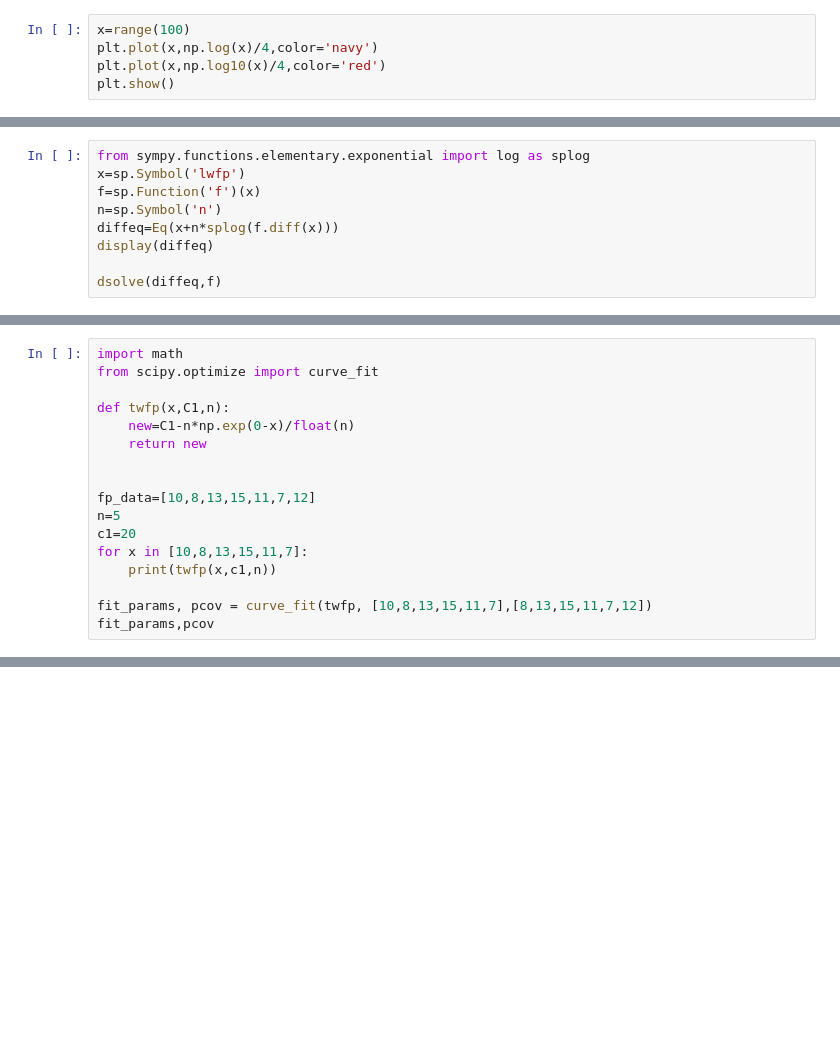
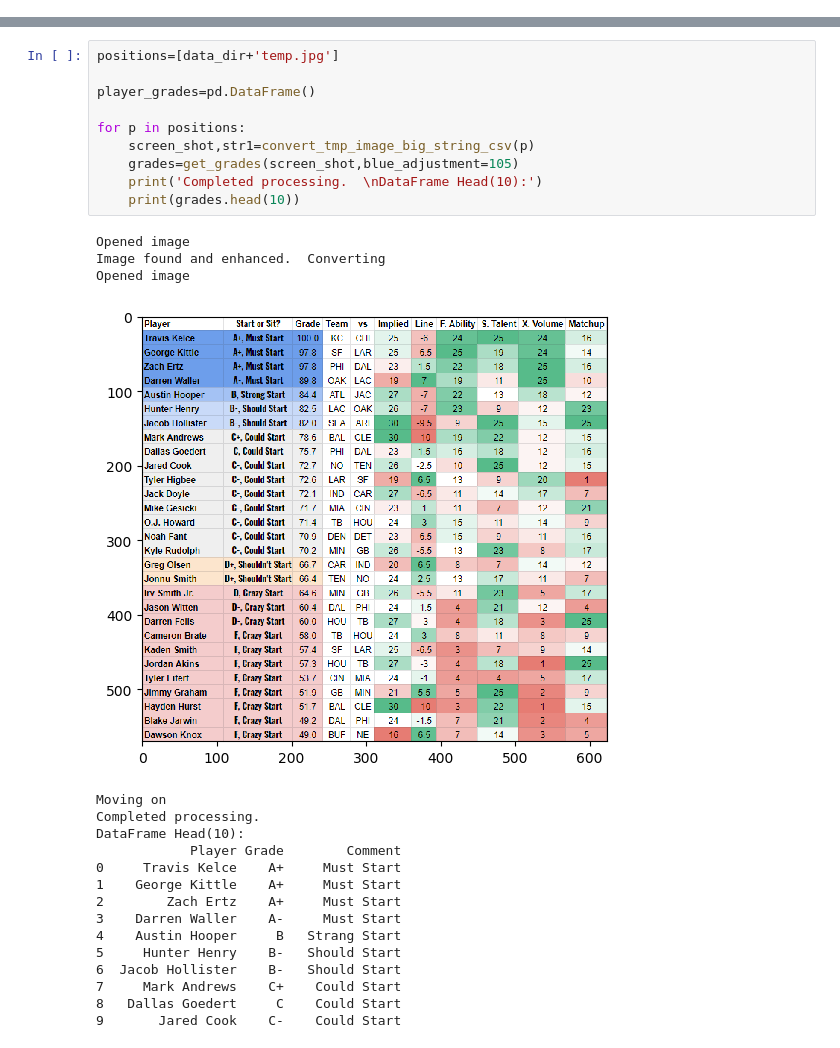
Before and after one commit to Bill-M123/OCR_Example, a Jupyter notebook: example1.ipynb, the cells around one changed output, grey strips where cells are left out. Saved outputs shown, nothing was run; the diff lists cells and outputs as text; blank space fills up the shorter version.

```diff
--- a/example1.ipynb
+++ b/example1.ipynb
@@ -1081,5 +0,0 @@ dsolve(diffeq2,f)
-# %%
-x=range(100)
-plt.plot(x,np.log(x)/4,color='navy')
-plt.plot(x,np.log10(x)/4,color='red')
-plt.show()
@@ -1092,9 +0,0 @@ func is average fp + log10(d func/dt)
-# %%
-from sympy.functions.elementary.exponential import log as splog
-x=sp.Symbol('lwfp')
-f=sp.Function('f')(x)
-n=sp.Symbol('n')
-diffeq=Eq(x+n*splog(f.diff(x)))
-display(diffeq)
-
-dsolve(diffeq,f)
@@ -1108,17 +0,0 @@ np.log(-4)
-# %%
-import math
-from scipy.optimize import curve_fit
-
-def twfp(x,C1,n):
-    new=C1-n*np.exp(0-x)/float(n)
-    return new
-
-
-fp_data=[10,8,13,15,11,7,12]
-n=5
-c1=20
-for x in [10,8,13,15,11,7]:
-    print(twfp(x,c1,n))
-
-fit_params, pcov = curve_fit(twfp, [10,8,13,15,11,7],[8,13,15,11,7,12])
-fit_params,pcov
@@ -1166,0 +182,29 @@ list(all_players.loc[all_players.name.str.contains('Brady'),'FP'])
+# %%
+positions=[data_dir+'temp.jpg']
+
+player_grades=pd.DataFrame()
+
+for p in positions:
+    screen_shot,str1=convert_tmp_image_big_string_csv(p)
+    grades=get_grades(screen_shot,blue_adjustment=105)
+    print('Completed processing.  \nDataFrame Head(10):')
+    print(grades.head(10))
+# %% [output]
+Opened image
+Image found and enhanced.  Converting
+Opened image
+[figure, added]
+Moving on
+Completed processing.
+DataFrame Head(10):
+            Player Grade        Comment
+0     Travis Kelce    A+     Must Start
+1    George Kittle    A+     Must Start
+2        Zach Ertz    A+     Must Start
+3    Darren Waller    A-     Must Start
+4    Austin Hooper     B   Strang Start
+5     Hunter Henry    B-   Should Start
+6  Jacob Hollister    B-   Should Start
+7     Mark Andrews    C+    Could Start
+8   Dallas Goedert     C    Could Start
+9       Jared Cook    C-    Could Start
```
Also changed, not shown: parts of 71 cells of this notebook, 4 other files.
